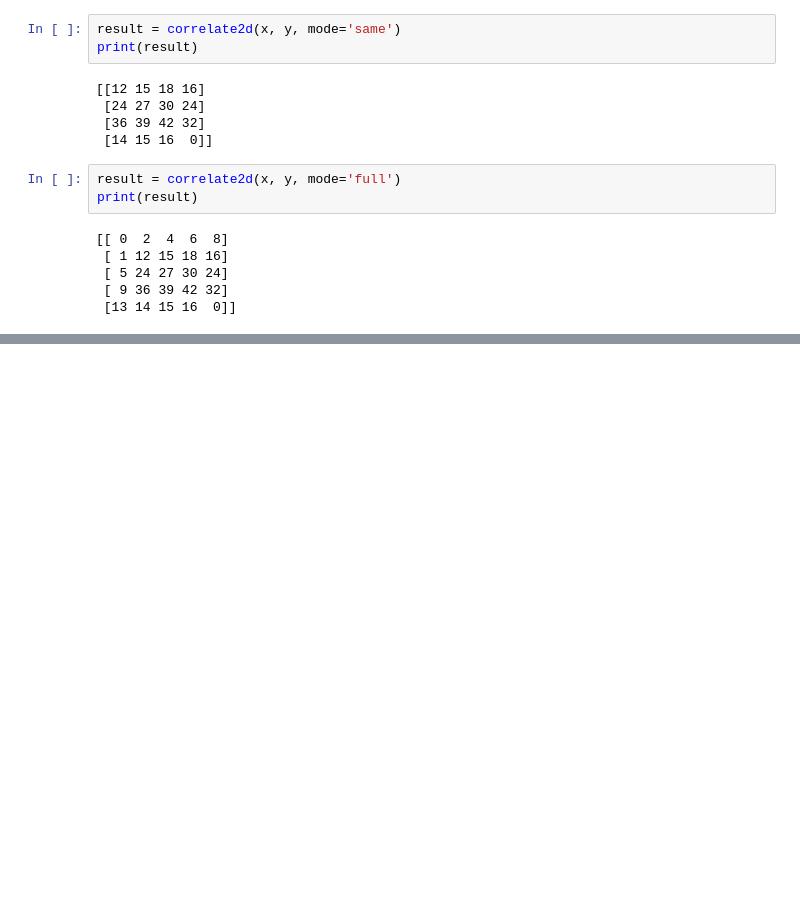
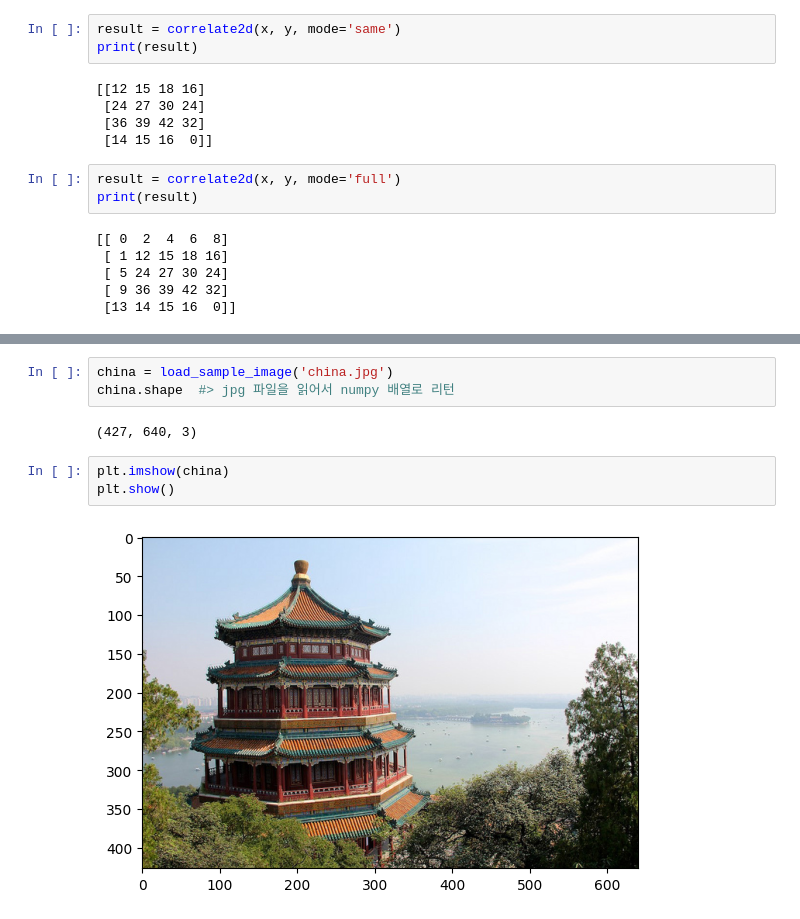
Before and after one commit to JakeOh/202605_BD57, a Jupyter notebook: lab_ml/ml18_cnn.ipynb, the cells around one changed output, grey strips where cells are left out. Cells and saved outputs as stored; diff of their text form; blank space fills up the shorter version.

```diff
--- a/lab_ml/ml18_cnn.ipynb
+++ b/lab_ml/ml18_cnn.ipynb
@@ -149,0 +170,10 @@ print(result)
+# %%
+china = load_sample_image('china.jpg')
+china.shape  #> jpg 파일을 읽어서 numpy 배열로 리턴
+# %% [output]
+(427, 640, 3)
+# %%
+plt.imshow(china)
+plt.show()
+# %% [output]
+[figure, added]
```
Also changed, not shown: parts of 14 cells of this notebook.
